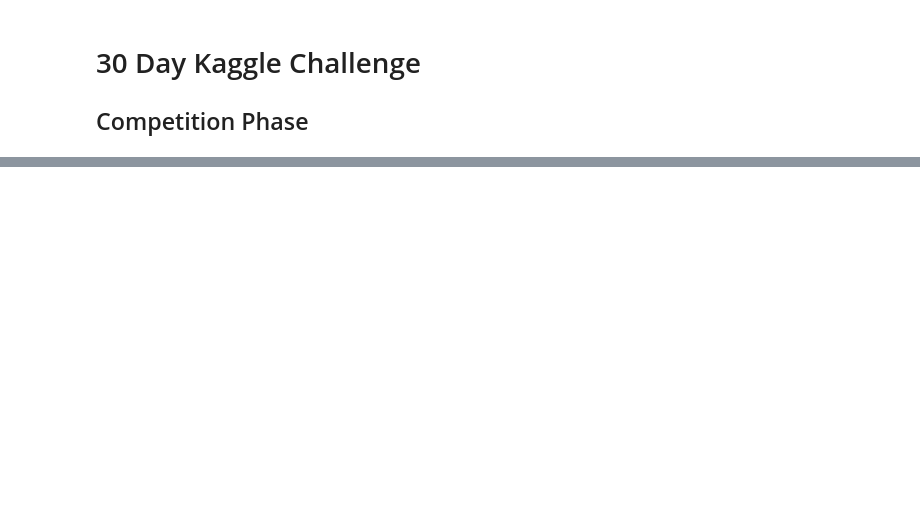
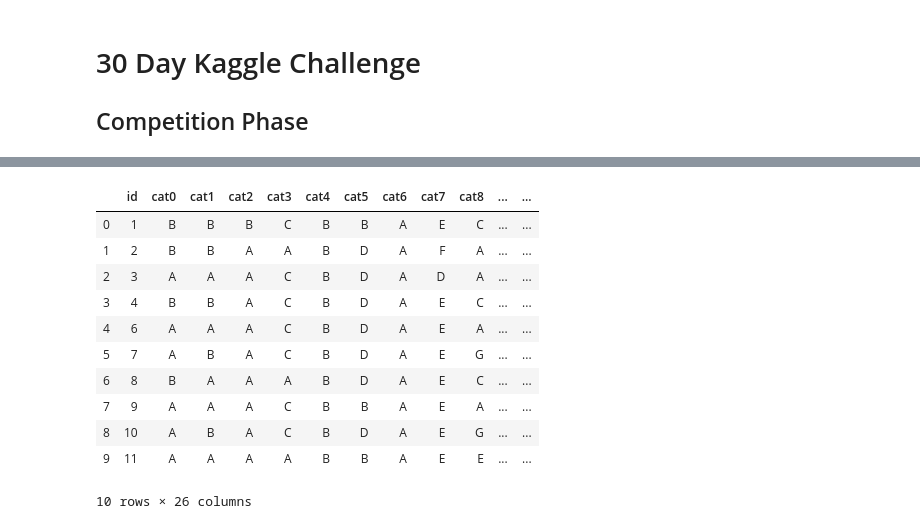
Before and after one commit to semibroiled/30daykaggle-ml, a Jupyter notebook: 30kml.ipynb, the cells around one changed output, grey strips where cells are left out. Drawn from its saved outputs; the diff is of its cells as text; code cells hidden in the pictures; blank space fills up the shorter version.

Commit message:
Resolve filepath issues for Dataframe

```diff
--- a/30kml.ipynb
+++ b/30kml.ipynb
@@ -13,0 +16,5 @@ cwd
+# %%
+filepath_elements = cwd.split('/')
+filepath_elements.pop()
+filepath= '/'.join(filepath_elements)
+filepath
@@ -13,0 +23,9 @@ cwd
+# %%
+datapath = '/30-days-of-ml/'
+dataname_test = 'test.csv'
+dataname_train = 'train.csv'
+dataname_samplesubmit = 'sample_submission.csv'
+# %%
+data_test = pd.read_csv(filepath+datapath+dataname_test)
+data_train = pd.read_csv(filepath+datapath+dataname_train)
+data_samplesubmit = pd.read_csv(filepath+datapath+dataname_samplesubmit)
@@ -13,0 +46,15 @@ cwd
+# %%
+data_train.head(10)
+# %% [output]
+|  | id | cat0 | cat1 | cat2 | cat3 | cat4 | cat5 | cat6 | cat7 | cat8 | ... | ... |
+| 0 | 1 | B | B | B | C | B | B | A | E | C | ... | ... |
+| 1 | 2 | B | B | A | A | B | D | A | F | A | ... | ... |
+| 2 | 3 | A | A | A | C | B | D | A | D | A | ... | ... |
+| 3 | 4 | B | B | A | C | B | D | A | E | C | ... | ... |
+| 4 | 6 | A | A | A | C | B | D | A | E | A | ... | ... |
+| 5 | 7 | A | B | A | C | B | D | A | E | G | ... | ... |
+| 6 | 8 | B | A | A | A | B | D | A | E | C | ... | ... |
+| 7 | 9 | A | A | A | C | B | B | A | E | A | ... | ... |
+| 8 | 10 | A | B | A | C | B | D | A | E | G | ... | ... |
+| 9 | 11 | A | A | A | A | B | B | A | E | E | ... | ... |
+10 rows × 26 columns
```
Also changed, not shown: parts of 7 cells of this notebook.
